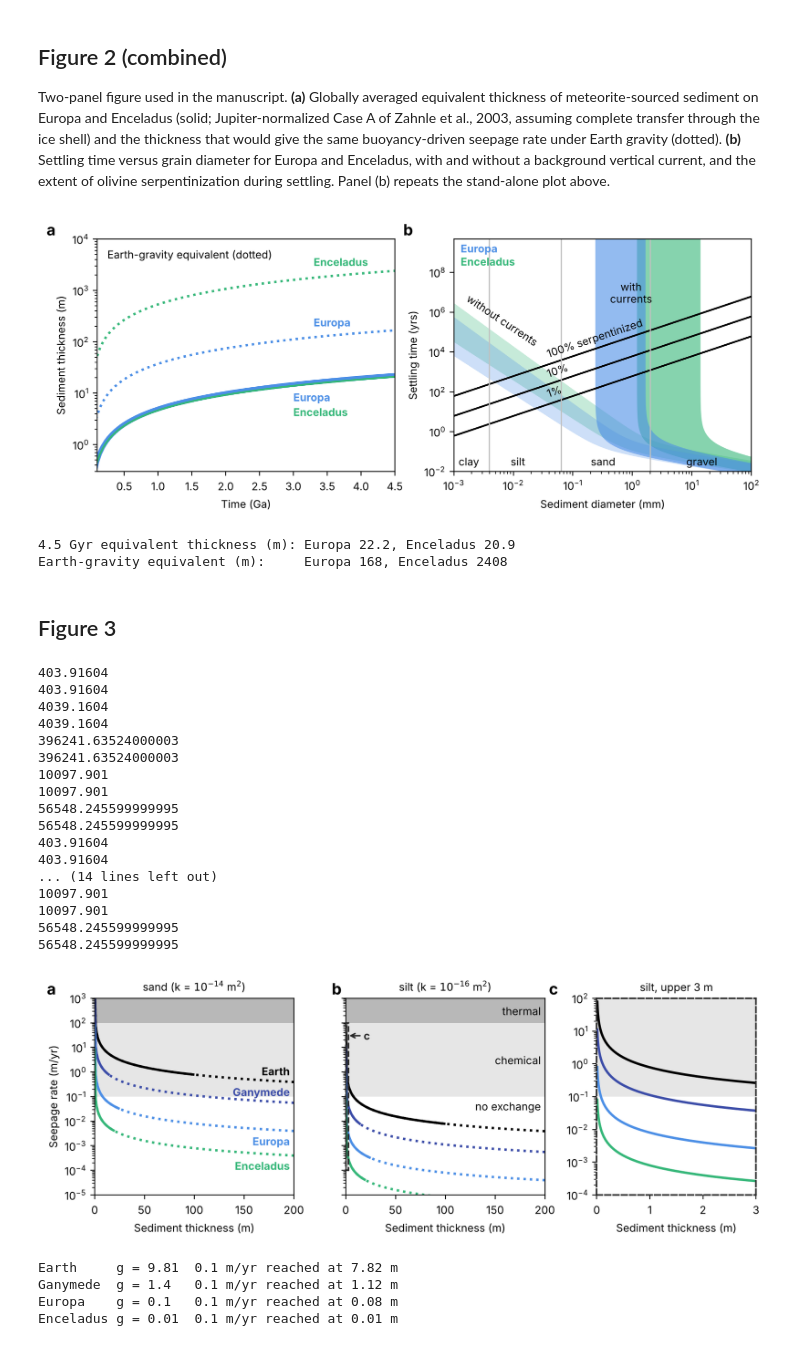
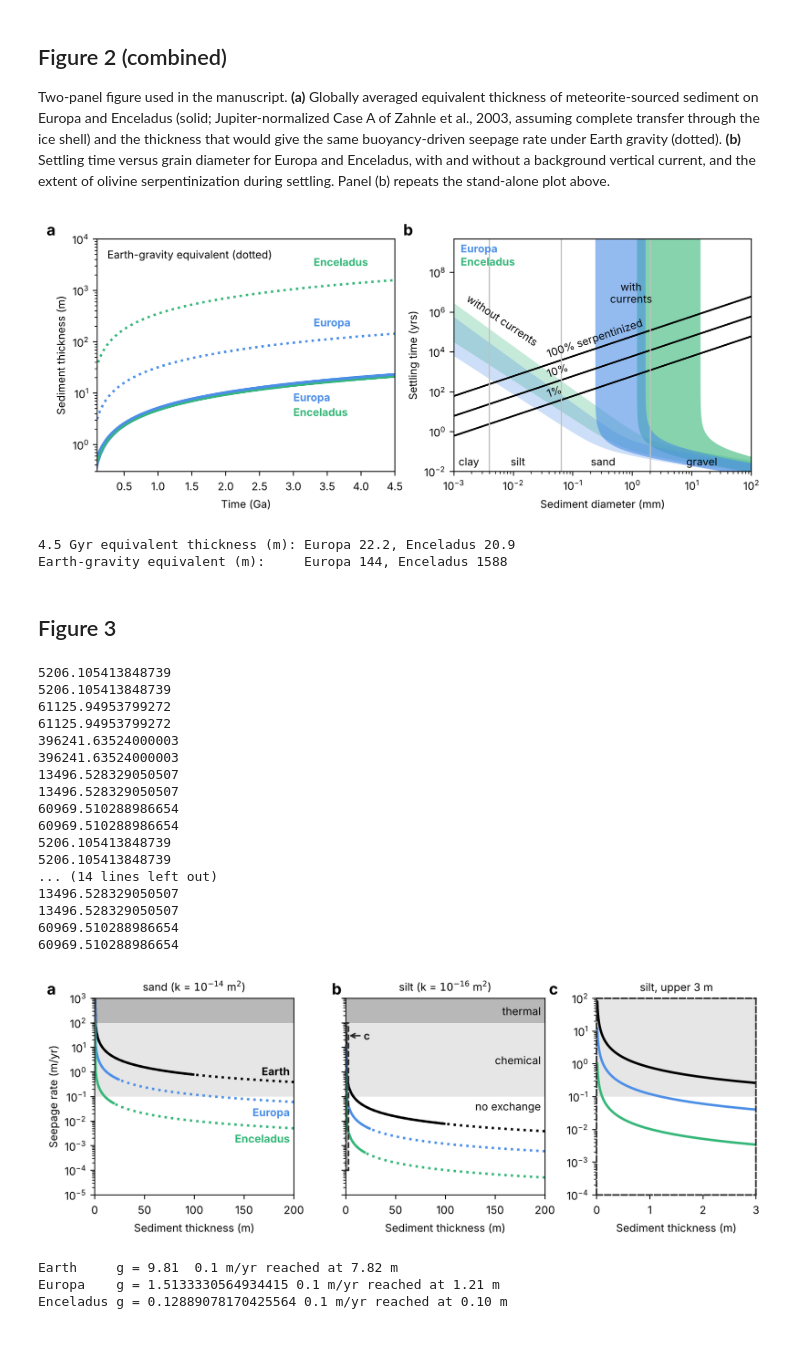
Before and after one commit to tectonic-hydrology/OW_seds, a Jupyter notebook: Figures_for_Randolph_Flagg_et_al_GRL_2025.ipynb, the cells around one changed output. Drawn from its saved outputs; the diff is of its cells as text; code cells hidden in the pictures.

```diff
--- a/Figures_for_Randolph_Flagg_et_al_GRL_2025.ipynb
+++ b/Figures_for_Randolph_Flagg_et_al_GRL_2025.ipynb
@@ -1064,7 +1101,7 @@ fig, (axa, axb) = plt.subplots(1, 2, figsize=(8.5, 3.5))
 
 # ---- (a) equivalent sediment thickness and Earth-gravity equivalent
 # Europa and Enceladus nearly coincide, so Europa is drawn wide with Enceladus thin on top
-for s, g, c, lw in [(s_Europa_A, g_Europa, c_eur, 4), (s_Enceladus_A, g_Enceladus, c_enc, 1.6)]:
+for s, g, c, lw in [(s_Europa_A, gsf_Europa, c_eur, 4), (s_Enceladus_A, gsf_Enceladus, c_enc, 1.6)]:
     axa.plot(time, s, color=c, linewidth=lw, solid_capstyle='butt')
     axa.plot(time, s*(9.81/g), color=c, linestyle='dotted', linewidth=2)
 
@@ -1123,11 +1160,11 @@ plt.show()
 
 # values quoted in the text (equivalent thickness after 4.5 Gyr, m)
 print('4.5 Gyr equivalent thickness (m): Europa %.1f, Enceladus %.1f' % (s_Europa_A[-1], s_Enceladus_A[-1]))
-print('Earth-gravity equivalent (m):     Europa %.0f, Enceladus %.0f' % (s_Europa_A[-1]*9.81/g_Europa, s_Enceladus_A[-1]*9.81/g_Enceladus))
+print('Earth-gravity equivalent (m):     Europa %.0f, Enceladus %.0f' % (s_Europa_A[-1]*9.81/gsf_Europa, s_Enceladus_A[-1]*9.81/gsf_Enceladus))
 # %% [output]
-[figure, old version]
+[figure, new version]
 4.5 Gyr equivalent thickness (m): Europa 22.2, Enceladus 20.9
-Earth-gravity equivalent (m):     Europa 168, Enceladus 2408
+Earth-gravity equivalent (m):     Europa 144, Enceladus 1588
 # %% [markdown]
 ## Figure 3
 # %%
@@ -1143,56 +1180,56 @@ def seepage_rate (maxdepth, T_aq, permeability, gravity, circulation_depth):
 # %%
 Thickness = np.arange (0.01,1000)
 
-Enceladus_14 = seepage_rate (1000, 100, 1e-14, .01, 2e3); Enceladusmet_14 = seepage_rate (20, 100, 1e-14, .01, 2e3);
-Europa_14 = seepage_rate (1000, 100, 1e-14, .1, 2e3); Europamet_14 = seepage_rate (25, 100, 1e-14, .1, 2e3);
+Enceladus_14 = seepage_rate (1000, 100, 1e-14, gsf_Enceladus, 2e3); Enceladusmet_14 = seepage_rate (20, 100, 1e-14, gsf_Enceladus, 2e3);
+Europa_14 = seepage_rate (1000, 100, 1e-14, gsf_Europa, 2e3); Europamet_14 = seepage_rate (25, 100, 1e-14, gsf_Europa, 2e3);
 Earth_14 = seepage_rate (1000, 100, 1e-14, 9.81, 2e3); Earthmet_14 = seepage_rate (100, 100, 1e-14, 9.81, 2e3);
-Ariel_14 = seepage_rate (1000, 100, 1e-14, .25, 2e3); Arielmet_14 = seepage_rate (90, 100, 1e-14, .25, 2e3);
-Gan_14 = seepage_rate (1000, 100, 1e-14, 1.4, 2e3); Ganmet_14 = seepage_rate (15, 100, 1e-14, 1.4, 2e3);
+Ariel_14 = seepage_rate (1000, 100, 1e-14, gsf_Ariel, 2e3); Arielmet_14 = seepage_rate (90, 100, 1e-14, gsf_Ariel, 2e3);
+Gan_14 = seepage_rate (1000, 100, 1e-14, gsf_Ganymede, 2e3); Ganmet_14 = seepage_rate (15, 100, 1e-14, gsf_Ganymede, 2e3);
 
 
-Enceladus_16 = seepage_rate (1000, 100, 1e-16, .01, 2e3); Enceladusmet_16 = seepage_rate (20, 100, 1e-16, .01, 2e3);
-Europa_16 = seepage_rate (1000, 100, 1e-16, .1, 2e3); Europamet_16 = seepage_rate (25, 100, 1e-16, .1, 2e3);
+Enceladus_16 = seepage_rate (1000, 100, 1e-16, gsf_Enceladus, 2e3); Enceladusmet_16 = seepage_rate (20, 100, 1e-16, gsf_Enceladus, 2e3);
+Europa_16 = seepage_rate (1000, 100, 1e-16, gsf_Europa, 2e3); Europamet_16 = seepage_rate (25, 100, 1e-16, gsf_Europa, 2e3);
 Earth_16 = seepage_rate (1000, 100, 1e-16, 9.81, 2e3); Earthmet_16 = seepage_rate (100, 100, 1e-16, 9.81, 2e3);
-Ariel_16 = seepage_rate (1000, 100, 1e-16, .25, 2e3); Arielmet_16 = seepage_rate (90, 100, 1e-16, .25, 2e3);
-Gan_16 = seepage_rate (1000, 100, 1e-16, 1.4, 2e3); Ganmet_16 = seepage_rate (15, 100, 1e-16, 1.4, 2e3);
+Ariel_16 = seepage_rate (1000, 100, 1e-16, gsf_Ariel, 2e3); Arielmet_16 = seepage_rate (90, 100, 1e-16, gsf_Ariel, 2e3);
+Gan_16 = seepage_rate (1000, 100, 1e-16, gsf_Ganymede, 2e3); Ganmet_16 = seepage_rate (15, 100, 1e-16, gsf_Ganymede, 2e3);
 
-Enceladus_15 = seepage_rate (1000, 100, 1e-15, .01, 2e3); Enceladusmet_15 = seepage_rate (20, 100, 1e-15, .01, 2e3);
-Europa_15 = seepage_rate (1000, 100, 1e-15, .1, 2e3); Europamet_15 = seepage_rate (25, 100, 1e-15, .1, 2e3);
+Enceladus_15 = seepage_rate (1000, 100, 1e-15, gsf_Enceladus, 2e3); Enceladusmet_15 = seepage_rate (20, 100, 1e-15, gsf_Enceladus, 2e3);
+Europa_15 = seepage_rate (1000, 100, 1e-15, gsf_Europa, 2e3); Europamet_15 = seepage_rate (25, 100, 1e-15, gsf_Europa, 2e3);
 Earth_15 = seepage_rate (1000, 100, 1e-15, 9.81, 2e3); Earthmet_15 = seepage_rate (100, 100, 1e-15, 9.81, 2e3);
-Ariel_15 = seepage_rate (1000, 100, 1e-15, .25, 2e3); Arielmet_15 = seepage_rate (90, 100, 1e-15, .25, 2e3);
-Gan_15 = seepage_rate (1000, 100, 1e-15, 1.4, 2e3); Ganmet_15 = seepage_rate (15, 100, 1e-15, 1.4, 2e3);
+Ariel_15 = seepage_rate (1000, 100, 1e-15, gsf_Ariel, 2e3); Arielmet_15 = seepage_rate (90, 100, 1e-15, gsf_Ariel, 2e3);
+Gan_15 = seepage_rate (1000, 100, 1e-15, gsf_Ganymede, 2e3); Ganmet_15 = seepage_rate (15, 100, 1e-15, gsf_Ganymede, 2e3);
 # %% [output]
-403.91604
-403.91604
-4039.1604
-4039.1604
+5206.105413848739
+5206.105413848739
+61125.94953799272
+61125.94953799272
 396241.63524000003
 396241.63524000003
-10097.901
-10097.901
-56548.245599999995
-56548.245599999995
-403.91604
-403.91604
+13496.528329050507
+13496.528329050507
+60969.510288986654
+60969.510288986654
+5206.105413848739
+5206.105413848739
 ... (14 lines left out)
-10097.901
-10097.901
-56548.245599999995
-56548.245599999995
+13496.528329050507
+13496.528329050507
+60969.510288986654
+60969.510288986654
 # %%
 # Figure 3: seepage rate through sediment, styled to match Figure 2
-c_gan = '#3B4CA8'; c_ear = 'k'                                # Ganymede indigo, Earth black; Europa and Enceladus as in Figure 2
+c_ear = 'k'                                                   # Earth black; Europa and Enceladus as in Figure 2
+# Ganymede is omitted: its seafloor gravity (~1.51 m/s2) equals Europa's, so its curves coincide (see Fig. S, all bodies)
 plt.rcParams.update({'font.size': 9})
 fig = plt.figure(figsize=(8.5, 3.2))
 gs = fig.add_gridspec(1, 3, width_ratios=[1, 1, 0.8])
 ax1 = fig.add_subplot(gs[0]); ax3 = fig.add_subplot(gs[1], sharey=ax1); axz = fig.add_subplot(gs[2])
 plt.setp(ax3.get_yticklabels(), visible=False)
 
-# name, color, gravity used in the seepage cells above, full and meteoritic-only curves for both permeabilities, label side
+# name, color, seafloor gravity, full and meteoritic-only curves for both permeabilities, label side
 curves = [('Earth',     c_ear, 9.81, Earth_14,     Earthmet_14,     Earth_16,     Earthmet_16,     True),
-          ('Ganymede',  c_gan, 1.4,  Gan_14,       Ganmet_14,       Gan_16,       Ganmet_16,       True),
-          ('Europa',    c_eur, .1,   Europa_14,    Europamet_14,    Europa_16,    Europamet_16,    False),
-          ('Enceladus', c_enc, .01,  Enceladus_14, Enceladusmet_14, Enceladus_16, Enceladusmet_16, False)]
+          ('Europa',    c_eur, gsf_Europa, Europa_14,    Europamet_14,    Europa_16,    Europamet_16,    False),
+          ('Enceladus', c_enc, gsf_Enceladus, Enceladus_14, Enceladusmet_14, Enceladus_16, Enceladusmet_16, False)]
 
 # (c) zoom on the upper 3 m for silt: same expression as seepage_rate(), on a fine grid
 # (seepage_rate steps in 1 m, which is too coarse here)
@@ -1215,35 +1252,34 @@ for ax, xmax in ((ax1, 200), (ax3, 200), (axz, 3)):
     ax.set_xlim(0, xmax); ax.set_xlabel('Sediment thickness (m)'); ax.set_yscale('log')
 ax3.text(196, 300, 'thermal', ha='right', va='center'); ax3.text(196, 3, 'chemical', ha='right', va='center'); ax3.text(196, 4e-2, 'no exchange', ha='right', va='center')
 
 ax1.set_ylim(1e-5, 1e3); axz.set_ylim(1e-4, 1e2)
 
 # outline the zoomed region in (b) and draw (c) with the same outline
 from matplotlib.patches import Rectangle
 zc = '0.15'
 ax3.add_patch(Rectangle((0, 1e-4), 3, 1e2 - 1e-4, facecolor=zc, alpha=.25, edgecolor='none', zorder=4))
 ax3.add_patch(Rectangle((0, 1e-4), 3, 1e2 - 1e-4, fill=False, edgecolor=zc, linewidth=1.3, linestyle='--', zorder=5, clip_on=False))
 ax3.annotate('c', xy=(3.5, 3e1), xytext=(18, 3e1), color=zc, weight='bold', va='center',
              arrowprops=dict(arrowstyle='->', color=zc, lw=1.2, shrinkA=1, shrinkB=0))
 for sp in axz.spines.values():
     sp.set_edgecolor(zc); sp.set_linestyle('--'); sp.set_linewidth(1.3)
 ax1.set_ylabel('Seepage rate (m/yr)')
 ax1.set_title('sand (k = $10^{-14}$ m$^2$)', fontsize=9); ax3.set_title('silt (k = $10^{-16}$ m$^2$)', fontsize=9)
 axz.set_title('silt, upper 3 m', fontsize=9)
 
 plt.tight_layout()
 for ax, lab, dx in ((ax1, 'a', -0.24), (ax3, 'b', -0.07), (axz, 'c', -0.3)):
     ax.text(dx, 1.0, lab, transform=ax.transAxes, fontsize=13, weight='bold', va='bottom')
 
 plt.savefig('Figure3_seepage.png', dpi=600)
 plt.savefig('Figure3_seepage.pdf')
 plt.show()
 
 # sediment thickness at which silt seepage falls to 0.1 m/yr (lower edge of the chemical-exchange band)
 for name, c, g, *_ in curves:
     print('%-9s g = %-5s 0.1 m/yr reached at %.2f m' % (name, g, seepage_fine(1.0, 100, 1e-16, g, 2e3) / 0.1))
 # %% [output]
-[figure, old version]
+[figure, new version]
 Earth     g = 9.81  0.1 m/yr reached at 7.82 m
-Ganymede  g = 1.4   0.1 m/yr reached at 1.12 m
-Europa    g = 0.1   0.1 m/yr reached at 0.08 m
-Enceladus g = 0.01  0.1 m/yr reached at 0.01 m
+Europa    g = 1.5133330564934415 0.1 m/yr reached at 1.21 m
+Enceladus g = 0.12889078170425564 0.1 m/yr reached at 0.10 m
```
Also changed, not shown: parts of 8 cells of this notebook.
